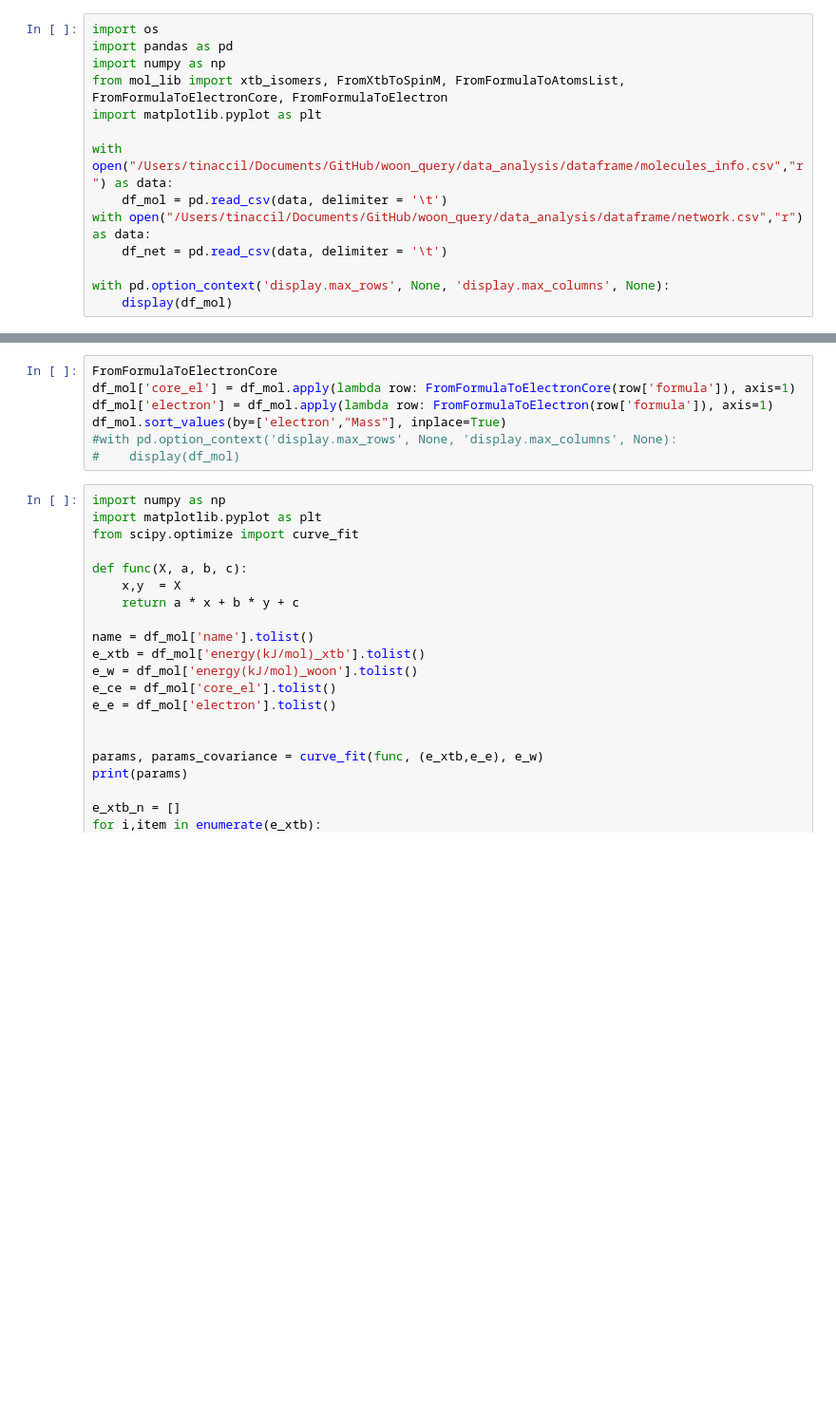
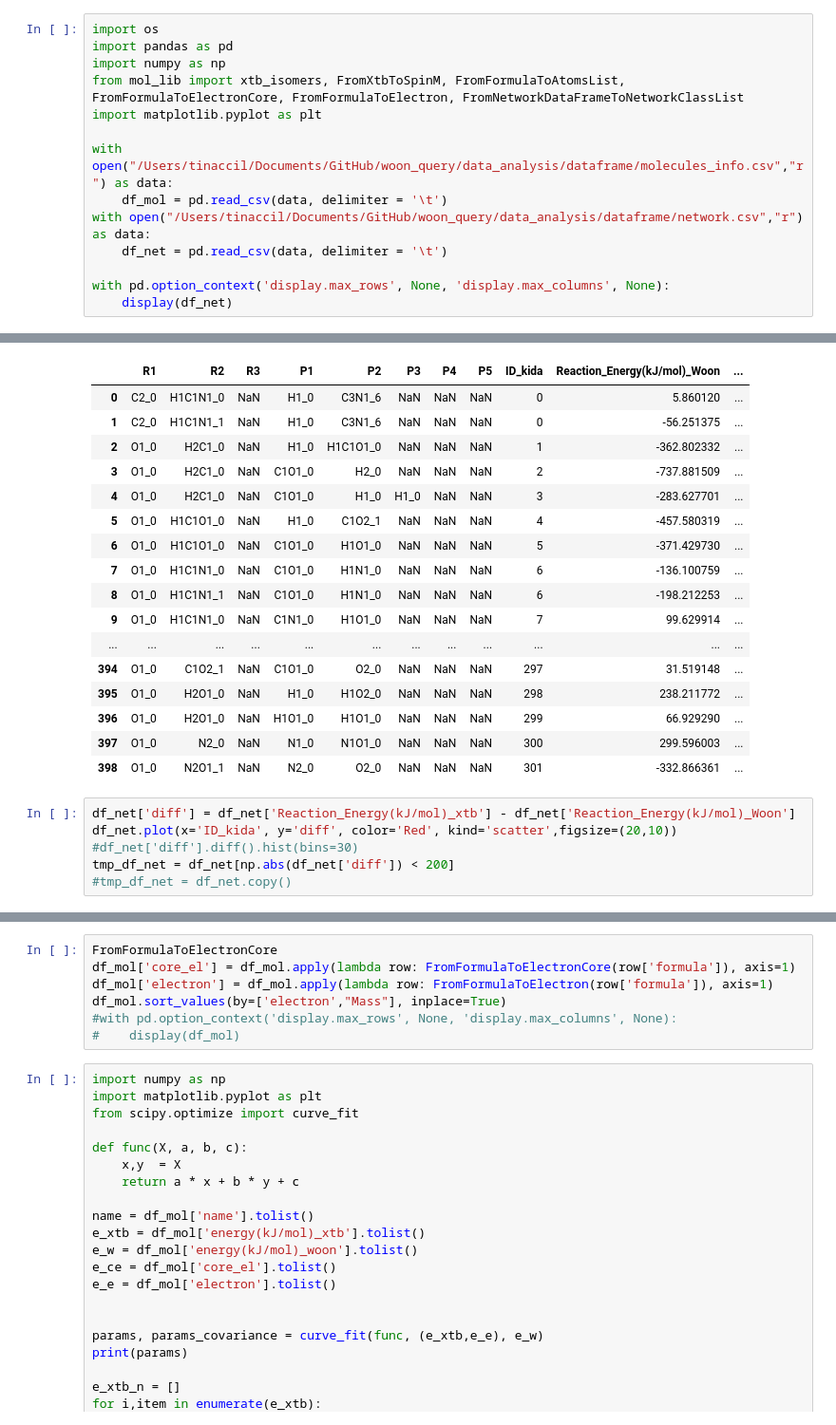
Before and after one commit to TinacciL/QueryAstroWoonDatabase, a Jupyter notebook: data_analysis/data_analysis.ipynb, the cells around one changed output, grey strips where cells are left out. Shown: that part at 95% size. Drawn from its saved outputs; the diff is of its cells as text; blank space fills up the shorter version.

```diff
--- a/data_analysis/data_analysis.ipynb
+++ b/data_analysis/data_analysis.ipynb
@@ -2,7 +2,7 @@
 import os
 import pandas as pd
 import numpy as np
-from mol_lib import xtb_isomers, FromXtbToSpinM, FromFormulaToAtomsList, FromFormulaToElectronCore, FromFormulaToElectron
+from mol_lib import xtb_isomers, FromXtbToSpinM, FromFormulaToAtomsList, FromFormulaToElectronCore, FromFormulaToElectron, FromNetworkDataFrameToNetworkClassList
 import matplotlib.pyplot as plt
 
 with open("/Users/tinaccil/Documents/GitHub/woon_query/data_analysis/dataframe/molecules_info.csv","r") as data:
@@ -11,4 +11,5 @@ with open("/Users/tinaccil/Documents/GitHub/woon_query/data_analysis/dataframe/n
 	df_net = pd.read_csv(data, delimiter = '\t')
 
 with pd.option_context('display.max_rows', None, 'display.max_columns', None):
-    display(df_mol)
+    display(df_net)
+# %% [output]
@@ -14,0 +17,23 @@ with pd.option_context('display.max_rows', None, 'display.max_columns', None):
+|  | R1 | R2 | R3 | P1 | P2 | P3 | P4 | P5 | ID_kida | Reaction_Energy(kJ/mol)_Woon | ... |
+| 0 | C2_0 | H1C1N1_0 | NaN | H1_0 | C3N1_6 | NaN | NaN | NaN | 0 | 5.860120 | ... |
+| 1 | C2_0 | H1C1N1_1 | NaN | H1_0 | C3N1_6 | NaN | NaN | NaN | 0 | -56.251375 | ... |
+| 2 | O1_0 | H2C1_0 | NaN | H1_0 | H1C1O1_0 | NaN | NaN | NaN | 1 | -362.802332 | ... |
+| 3 | O1_0 | H2C1_0 | NaN | C1O1_0 | H2_0 | NaN | NaN | NaN | 2 | -737.881509 | ... |
+| 4 | O1_0 | H2C1_0 | NaN | C1O1_0 | H1_0 | H1_0 | NaN | NaN | 3 | -283.627701 | ... |
+| 5 | O1_0 | H1C1O1_0 | NaN | H1_0 | C1O2_1 | NaN | NaN | NaN | 4 | -457.580319 | ... |
+| 6 | O1_0 | H1C1O1_0 | NaN | C1O1_0 | H1O1_0 | NaN | NaN | NaN | 5 | -371.429730 | ... |
+| 7 | O1_0 | H1C1N1_0 | NaN | C1O1_0 | H1N1_0 | NaN | NaN | NaN | 6 | -136.100759 | ... |
+| 8 | O1_0 | H1C1N1_1 | NaN | C1O1_0 | H1N1_0 | NaN | NaN | NaN | 6 | -198.212253 | ... |
+| 9 | O1_0 | H1C1N1_0 | NaN | C1N1_0 | H1O1_0 | NaN | NaN | NaN | 7 | 99.629914 | ... |
+| ... | ... | ... | ... | ... | ... | ... | ... | ... | ... | ... | ... |
+| 394 | O1_0 | C1O2_1 | NaN | C1O1_0 | O2_0 | NaN | NaN | NaN | 297 | 31.519148 | ... |
+| 395 | O1_0 | H2O1_0 | NaN | H1_0 | H1O2_0 | NaN | NaN | NaN | 298 | 238.211772 | ... |
+| 396 | O1_0 | H2O1_0 | NaN | H1O1_0 | H1O1_0 | NaN | NaN | NaN | 299 | 66.929290 | ... |
+| 397 | O1_0 | N2_0 | NaN | N1_0 | N1O1_0 | NaN | NaN | NaN | 300 | 299.596003 | ... |
+| 398 | O1_0 | N2O1_1 | NaN | N2_0 | O2_0 | NaN | NaN | NaN | 301 | -332.866361 | ... |
+# %%
+df_net['diff'] = df_net['Reaction_Energy(kJ/mol)_xtb'] - df_net['Reaction_Energy(kJ/mol)_Woon']
+df_net.plot(x='ID_kida', y='diff', color='Red', kind='scatter',figsize=(20,10))
+#df_net['diff'].diff().hist(bins=30)
+tmp_df_net = df_net[np.abs(df_net['diff']) < 200]
+#tmp_df_net = df_net.copy()
```
Also changed, not shown: parts of 4 cells of this notebook.
